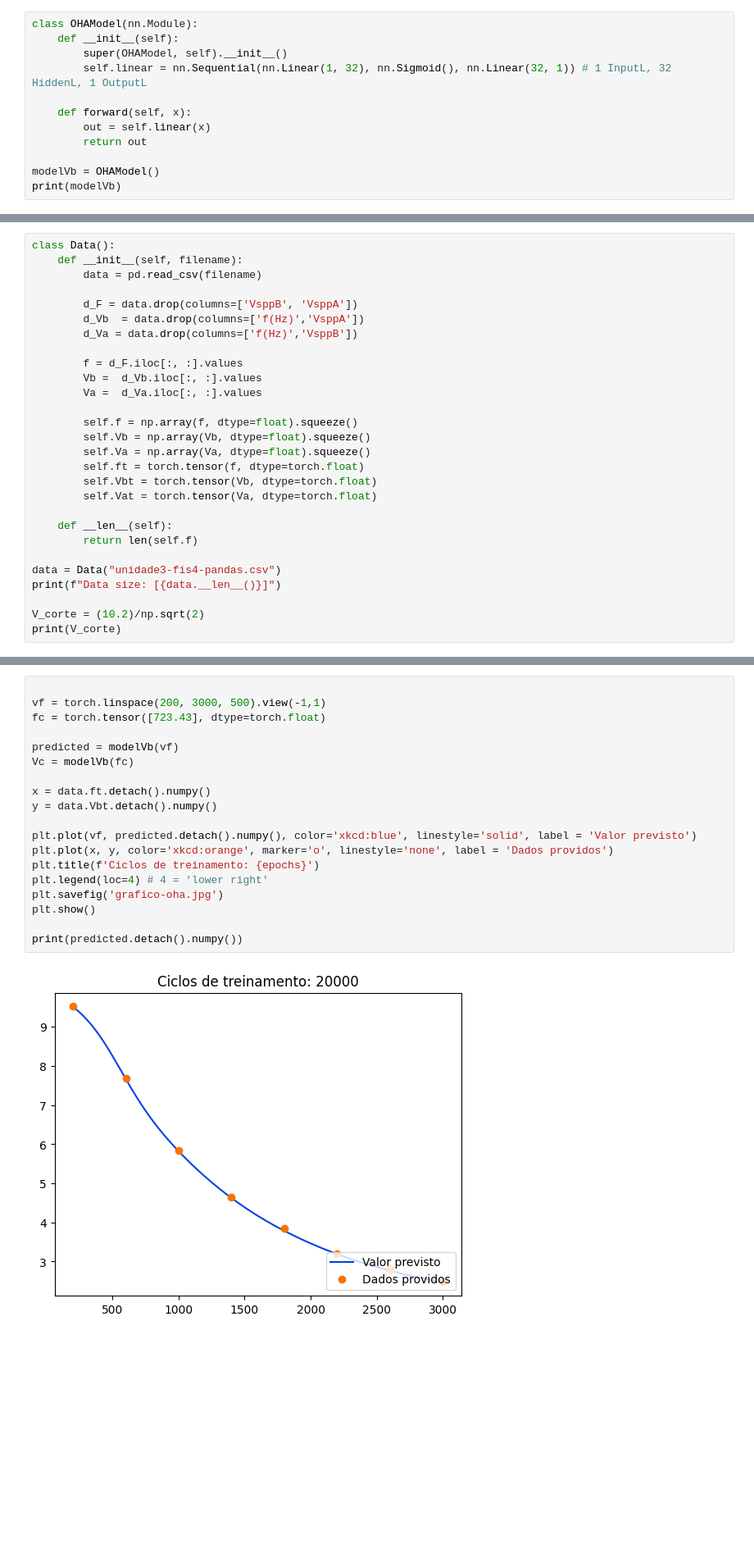
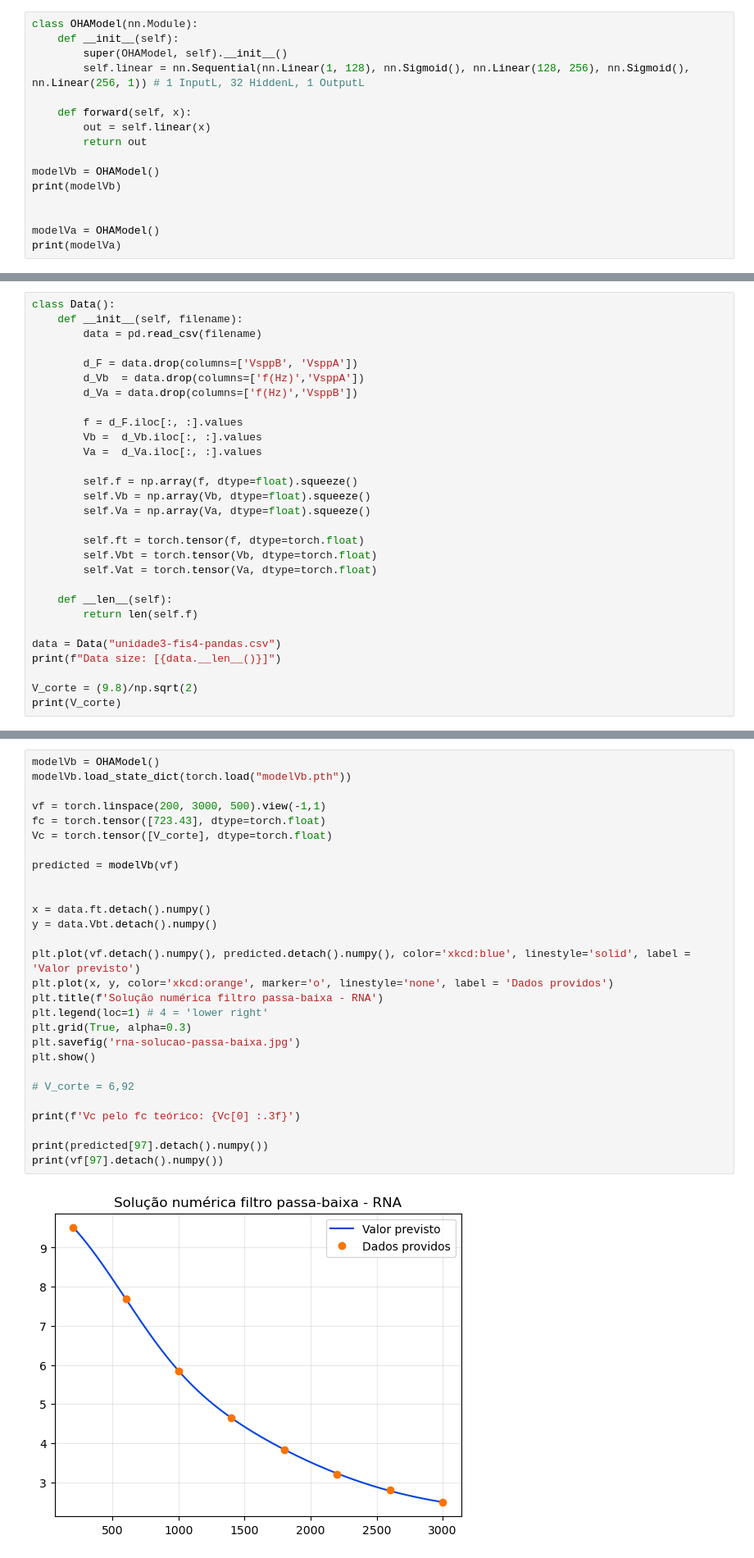
Before and after one commit to felipericobello/fisica4, a Jupyter notebook: exp3/exp3-fis4-rna.ipynb, the cells around one changed output, grey strips where cells are left out. Shown at 82% size. Cells and saved outputs as stored; diff of their text form; blank space fills up the shorter version.

```diff
--- a/exp3/exp3-fis4-rna.ipynb
+++ b/exp3/exp3-fis4-rna.ipynb
@@ -78,7 +78,7 @@ class LRegression:
 class OHAModel(nn.Module):
     def __init__(self):
         super(OHAModel, self).__init__()
-        self.linear = nn.Sequential(nn.Linear(1, 32), nn.Sigmoid(), nn.Linear(32, 1)) # 1 InputL, 32 HiddenL, 1 OutputL
+        self.linear = nn.Sequential(nn.Linear(1, 128), nn.Sigmoid(), nn.Linear(128, 256), nn.Sigmoid(), nn.Linear(256, 1)) # 1 InputL, 32 HiddenL, 1 OutputL
 
     def forward(self, x):
         out = self.linear(x)
@@ -86,6 +86,10 @@ class OHAModel(nn.Module):
 
 modelVb = OHAModel()
 print(modelVb)
+
+
+modelVa = OHAModel()
+print(modelVa)
 # %% [output]
 OHAModel(
   (linear): Sequential(
@@ -110,6 +125,7 @@ class Data():
         self.f = np.array(f, dtype=float).squeeze()
         self.Vb = np.array(Vb, dtype=float).squeeze()
         self.Va = np.array(Va, dtype=float).squeeze()
+
         self.ft = torch.tensor(f, dtype=torch.float)
         self.Vbt = torch.tensor(Vb, dtype=torch.float)
         self.Vat = torch.tensor(Va, dtype=torch.float)
@@ -120,7 +136,7 @@ class Data():
 data = Data("unidade3-fis4-pandas.csv")
 print(f"Data size: [{data.__len__()}]")
 
-V_corte = (10.2)/np.sqrt(2)
+V_corte = (9.8)/np.sqrt(2)
 print(V_corte)
 # %% [output]
 Data size: [8]
@@ -171,21 +185,30 @@ for epoch in range(epochs):
 # %%
+modelVb = OHAModel()
+modelVb.load_state_dict(torch.load("modelVb.pth"))
 
 vf = torch.linspace(200, 3000, 500).view(-1,1)
 fc = torch.tensor([723.43], dtype=torch.float)
+Vc = torch.tensor([V_corte], dtype=torch.float)
 
 predicted = modelVb(vf)
-Vc = modelVb(fc)
+
 
 x = data.ft.detach().numpy()
 y = data.Vbt.detach().numpy()
 
-plt.plot(vf, predicted.detach().numpy(), color='xkcd:blue', linestyle='solid', label = 'Valor previsto')
+plt.plot(vf.detach().numpy(), predicted.detach().numpy(), color='xkcd:blue', linestyle='solid', label = 'Valor previsto')
 plt.plot(x, y, color='xkcd:orange', marker='o', linestyle='none', label = 'Dados providos')
-plt.title(f'Ciclos de treinamento: {epochs}')
-plt.legend(loc=4) # 4 = 'lower right'
-plt.savefig('grafico-oha.jpg')
+plt.title(f'Solução numérica filtro passa-baixa - RNA')
+plt.legend(loc=1) # 4 = 'lower right'
+plt.grid(True, alpha=0.3)
+plt.savefig('rna-solucao-passa-baixa.jpg')
 plt.show()
 
-print(predicted.detach().numpy())
+# V_corte = 6,92
+
+print(f'Vc pelo fc teórico: {Vc[0] :.3f}')
+
+print(predicted[97].detach().numpy())
+print(vf[97].detach().numpy())
 # %% [output]
-[figure, old version]
+[figure, new version]
```
Also changed, not shown: parts of 12 cells of this notebook, 9 other files.
